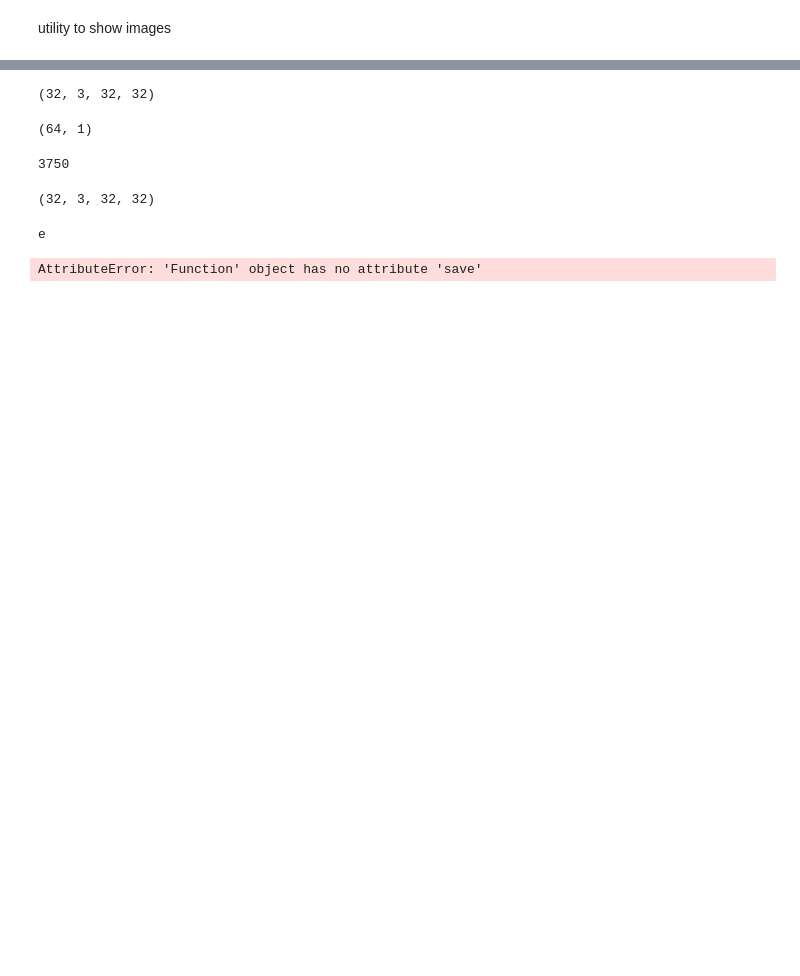
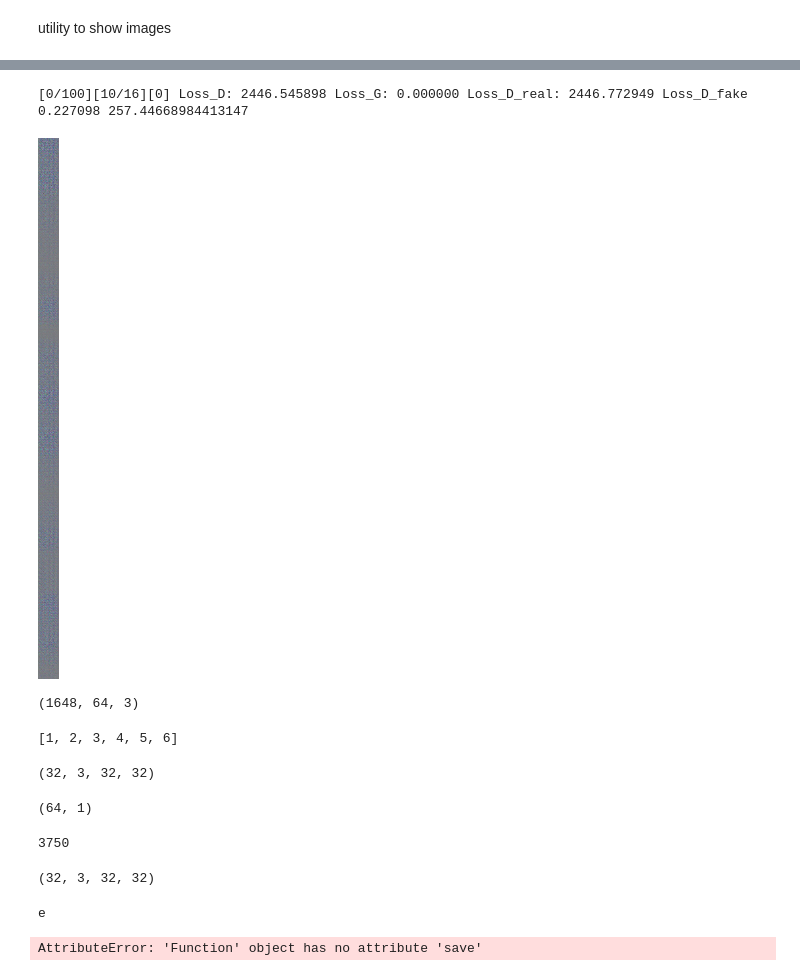
Before and after one commit to uhw/uhw, a Jupyter notebook: dragan.ipynb, the cells around one changed output, grey strips where cells are left out. Saved outputs shown, nothing was run; the diff lists cells and outputs as text; code cells hidden in the pictures; blank space fills up the shorter version.

```diff
--- a/dragan.ipynb
+++ b/dragan.ipynb
@@ -101,7 +102,7 @@ Diters = 5
 λ = 10
 
 imageSize = 32
-batchSize = 64
+batchSize = 32
 lrD = 1e-4
 lrG = 1e-4
 # %% [markdown]
@@ -157,12 +176,12 @@ compute Wasserstein loss and  gradient penalty
 # %%
 ?K.sum
 # %%
-netD_real_input = Input(shape=(nc, imageSize, imageSize))
+netD_real_input = Input(shape=(imageSize, imageSize, nc))
 noisev = Input(shape=(nz,))
 netD_fake_input = netG(noisev)
 
-ϵ_input = K.placeholder(shape=(None, nc,imageSize,imageSize))
-netD_mixed_input = Input(shape=(nc, imageSize, imageSize),  tensor=netD_real_input + ϵ_input)
+ϵ_input = K.placeholder(shape=(None, imageSize, imageSize, nc))
+netD_mixed_input = Input(shape=(imageSize, imageSize, nc),  tensor=netD_real_input + ϵ_input)
 
 
 loss_real = K.mean(netD(netD_real_input))
@@ -233,0 +246,7 @@ load cifar-10-batches-py/test_batch
+# %%
+import glob
+import numpy as np
+from PIL import Image
+from keras.preprocessing.image import array_to_img, img_to_array, load_img, ImageDataGenerator
+file_list = glob.glob("../dataset-download/faces/real/*.png")
+train_X = np.array([img_to_array(load_img(fname), "channels_last") for fname in file_list])
@@ -263,46 +328,59 @@ fixed_noise = np.random.normal(size=(batchSize, nz)).astype('float32')
 import time
 t0 = time.time()
 niter = 100
 gen_iterations = 0
 errG = 0
-targetD = np.float32([2]*batchSize+[-2]*batchSize)[:, None]
+targetD = np.float32([2] * batchSize + [-2] * batchSize)[:, None]
 targetG = np.ones(batchSize, dtype=np.float32)[:, None]
 for epoch in range(niter):
     i = 0
     #  每個 epoch 洗牌一下
     np.random.shuffle(train_X)
-    batches = train_X.shape[0]//batchSize
+    batches = train_X.shape[0] // batchSize
     while i < batches:
         if gen_iterations < 25 or gen_iterations % 500 == 0:
             _Diters = 100
         else:
             _Diters = Diters
         j = 0
-        # either finish the batch or do this 100 times
         while j < _Diters and i < batches:
             j+=1
             real_data = train_X[i*batchSize:(i+1)*batchSize]
             i+=1
             noise = np.random.normal(size=(batchSize, nz))
             ϵ = real_data.std() * np.random.uniform(-0.5,0.5, size=real_data.shape)
             ϵ *= np.random.uniform(size=(batchSize, 1,1,1))
             errD_real, errD_fake  = netD_train([real_data, noise, ϵ])
             errD = errD_real - errD_fake
 
-        if gen_iterations%500==0:
-            print('[%d/%d][%d/%d][%d] Loss_D: %f Loss_G: %f Loss_D_real: %f Loss_D_fake %f'
-            % (epoch, niter, i, batches, gen_iterations,errD, errG, errD_real, errD_fake), time.time()-t0)
-            fake = netG.predict(fixed_noise)
-            showX(fake, 4)
+        print('[%d/%d][%d/%d][%d] Loss_D: %f Loss_G: %f Loss_D_real: %f Loss_D_fake %f'
+        % (epoch, niter, i, batches, gen_iterations,errD, errG, errD_real, errD_fake), time.time()-t0)
+        fake = netG.predict(fixed_noise)
+        display(array_to_img(fake[0]))
 
         noise = np.random.normal(size=(batchSize, nz))
         errG, = netG_train([noise])
         gen_iterations+=1
+
+        break
+    break
+# %% [output]
+[0/100][10/16][0] Loss_D: 2446.545898 Loss_G: 0.000000 Loss_D_real: 2446.772949 Loss_D_fake 0.227098 257.44668984413147
+[figure, added]
+# %%
+fake[0].shape
+# %% [output]
+(1648, 64, 3)
 # %%
 real_data = train_X[0*32:1*32]
 noise = np.random.normal(size=(32, 128))
 ep = real_data.std() * np.random.uniform(-0.5, 0.5, size=real_data.shape)
 ep *= np.random.uniform(size=(32, 1, 1, 1))
+# %%
+a = [1, 2, 3, 4, 5, 6]
+a[0:141232143]
+# %% [output]
+[1, 2, 3, 4, 5, 6]
 # %%
 ep.shape
 # %% [output]
```
Also changed, not shown: parts of 15 cells of this notebook, 2 other files.
